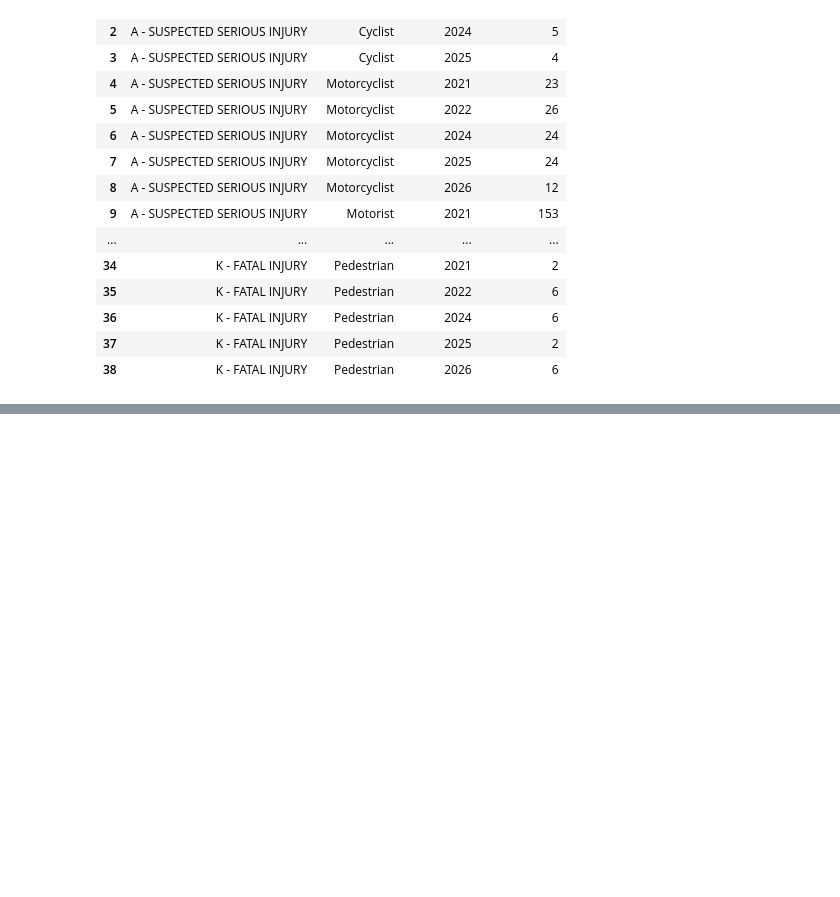
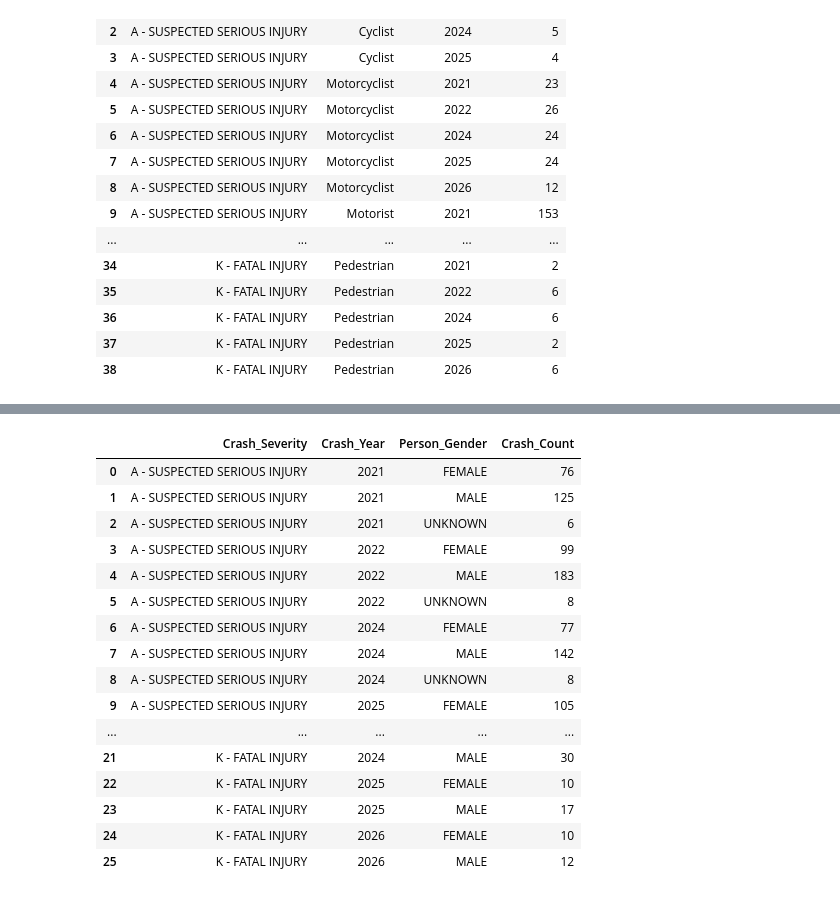
Before and after one commit to JoJo-eptx/CRIS_data_consolidation, a Jupyter notebook: db_preprocessing.ipynb, the cells around one changed output, grey strips where cells are left out. Saved outputs shown, nothing was run; the diff lists cells and outputs as text; code cells hidden in the pictures; blank space fills up the shorter version.

```diff
--- a/db_preprocessing.ipynb
+++ b/db_preprocessing.ipynb
@@ -258,0 +299,22 @@ combined_df.groupby(
+# %%
+combined_df.groupby(
+        ["Crash_Severity", "Crash_Year", "Person_Gender"], as_index=False
+    ).size().rename(columns={"size": "Crash_Count"})
+# %% [output]
+|  | Crash_Severity | Crash_Year | Person_Gender | Crash_Count |
+| 0 | A - SUSPECTED SERIOUS INJURY | 2021 | FEMALE | 76 |
+| 1 | A - SUSPECTED SERIOUS INJURY | 2021 | MALE | 125 |
+| 2 | A - SUSPECTED SERIOUS INJURY | 2021 | UNKNOWN | 6 |
+| 3 | A - SUSPECTED SERIOUS INJURY | 2022 | FEMALE | 99 |
+| 4 | A - SUSPECTED SERIOUS INJURY | 2022 | MALE | 183 |
+| 5 | A - SUSPECTED SERIOUS INJURY | 2022 | UNKNOWN | 8 |
+| 6 | A - SUSPECTED SERIOUS INJURY | 2024 | FEMALE | 77 |
+| 7 | A - SUSPECTED SERIOUS INJURY | 2024 | MALE | 142 |
+| 8 | A - SUSPECTED SERIOUS INJURY | 2024 | UNKNOWN | 8 |
+| 9 | A - SUSPECTED SERIOUS INJURY | 2025 | FEMALE | 105 |
+| ... | ... | ... | ... | ... |
+| 21 | K - FATAL INJURY | 2024 | MALE | 30 |
+| 22 | K - FATAL INJURY | 2025 | FEMALE | 10 |
+| 23 | K - FATAL INJURY | 2025 | MALE | 17 |
+| 24 | K - FATAL INJURY | 2026 | FEMALE | 10 |
+| 25 | K - FATAL INJURY | 2026 | MALE | 12 |
```
Also changed, not shown: parts of 6 cells of this notebook.
